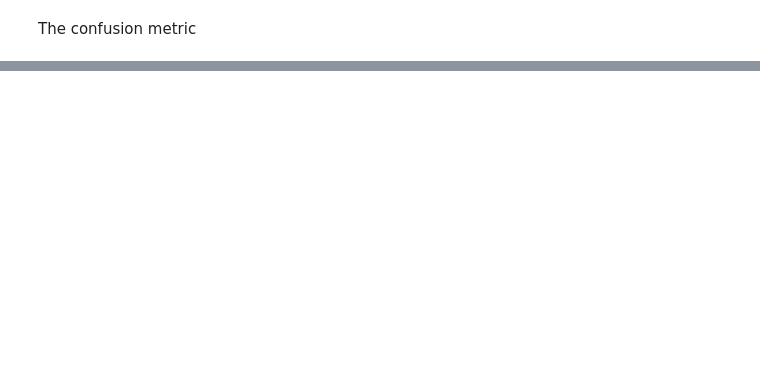
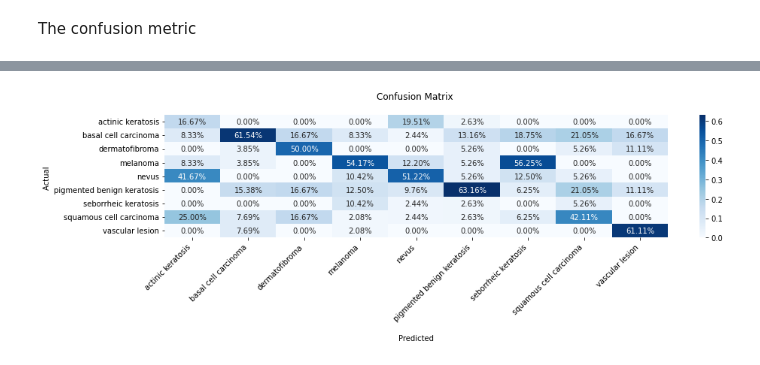
Before and after one commit to heroza/Skin-Cancer-Diagnosis, a Jupyter notebook: Skin_Cancer_Diagnosis_with_DeepSMOTE_ResNet.ipynb, the cells around one changed output, grey strips where cells are left out. Cells and saved outputs as stored; diff of their text form; code cells hidden in the pictures; blank space fills up the shorter version.

```diff
--- a/Skin_Cancer_Diagnosis_with_DeepSMOTE_ResNet.ipynb
+++ b/Skin_Cancer_Diagnosis_with_DeepSMOTE_ResNet.ipynb
@@ -937,0 +1019,20 @@ s.set_xticklabels([tw.fill(e, 10) for e in class_labels])
+# %%
+ax = sns.heatmap(cf_matrix2/np.sum(cf_matrix2, axis=0), annot=True,
+            fmt='.2%', cmap='Blues')
+
+ax.set_title('Confusion Matrix \n');
+ax.set_xlabel('\nPredicted')
+ax.set_ylabel('Actual ');
+
+## Ticket labels - List must be in alphabetical order
+ax.xaxis.set_ticklabels(['actinic keratosis','basal cell carcinoma', 'dermatofibroma', 'melanoma', 'nevus', 'pigmented benign keratosis', 'seborrheic keratosis', 'squamous cell carcinoma', 'vascular lesion'])
+ax.yaxis.set_ticklabels(['actinic keratosis','basal cell carcinoma', 'dermatofibroma', 'melanoma', 'nevus', 'pigmented benign keratosis', 'seborrheic keratosis', 'squamous cell carcinoma', 'vascular lesion'])
+
+plt.rcParams["figure.figsize"] = (15,3)
+
+## Display the visualization of the Confusion Matrix.
+plt.xticks(rotation=45, ha='right')
+plt.yticks(rotation=0, ha='right')
+plt.show()
+# %% [output]
+[figure, added]
```
Also changed, not shown: parts of 29 cells of this notebook.
